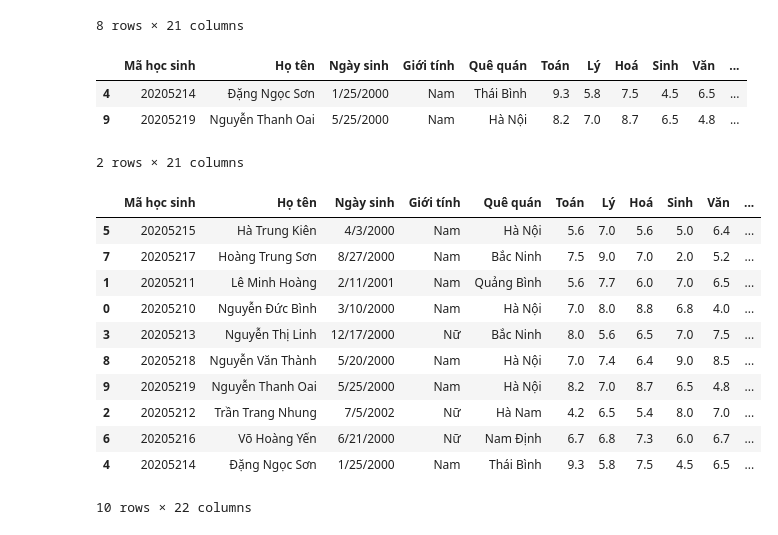
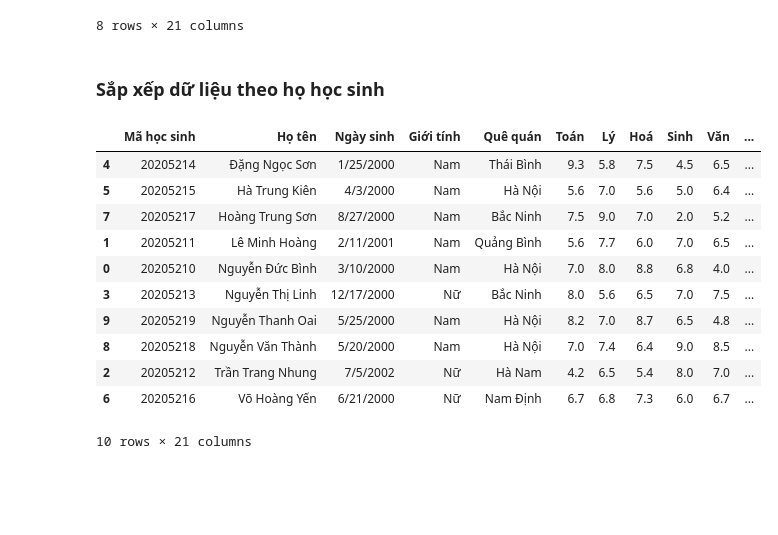
Before and after one commit to BIMSangDQ/BTVN, a Jupyter notebook: 221110_Thao tác dữ liệu.ipynb, the cells around one changed output. Saved outputs shown, nothing was run; the diff lists cells and outputs as text; code cells hidden in the pictures; blank space fills up the shorter version.

```diff
--- a/221110_Thao tác dữ liệu.ipynb
+++ b/221110_Thao tác dữ liệu.ipynb
@@ -398,9 +406,9 @@ students
 LopChon = (students['Toán']+students['Lý']+students['Hoá']>23) & (students['Toán'] >=8)
 Lopthuong = (students['Toán']+students['Lý']+students['Hoá'])>18.5
 cons = [LopChon,Lopthuong]
-lop = ["Lớp chọn","Lớp thường"]
+lop = ["Tài năng","Lớp thường"]
 students["Lớp"] = np.select(cons,lop,default="")
-students
+students.head(3)
 # %% [output]
 |  | Mã học sinh | Họ tên | Ngày sinh | Giới tính | Quê quán | Toán | Lý | Hoá | Sinh | Văn | ... |
 | 0 | 20205210 | Nguyễn Đức Bình | 3/10/2000 | Nam | Hà Nội | 7.0 | 8.0 | 8.8 | 6.8 | 4.0 | ... |
@@ -427,10 +428,5 @@ students[students["Đỗ H"] == "Đỗ"]
 | 8 | 20205218 | Nguyễn Văn Thành | 5/20/2000 | Nam | Hà Nội | 7.0 | 7.4 | 6.4 | 9.0 | 8.5 | ... |
 | 9 | 20205219 | Nguyễn Thanh Oai | 5/25/2000 | Nam | Hà Nội | 8.2 | 7.0 | 8.7 | 6.5 | 4.8 | ... |
 8 rows × 21 columns
-# %%
-students[(students["Đỗ H"].str.contains("Đỗ")) & (students["Toán"]>8)]
-# %% [output]
-|  | Mã học sinh | Họ tên | Ngày sinh | Giới tính | Quê quán | Toán | Lý | Hoá | Sinh | Văn | ... |
-| 4 | 20205214 | Đặng Ngọc Sơn | 1/25/2000 | Nam | Thái Bình | 9.3 | 5.8 | 7.5 | 4.5 | 6.5 | ... |
-| 9 | 20205219 | Nguyễn Thanh Oai | 5/25/2000 | Nam | Hà Nội | 8.2 | 7.0 | 8.7 | 6.5 | 4.8 | ... |
-2 rows × 21 columns
+# %% [markdown]
+### Sắp xếp dữ liệu theo họ học sinh
@@ -437,17 +485,29 @@ students[(students["Đỗ H"].str.contains("Đỗ")) & (students["Toán"]>8)]
 # %%
 students['Họ'] = students['Họ tên'].str.split(' ').str[0]
-df = students.iloc[students['Họ'].str.normalize('NFKD').argsort()]
+students['Tên'] = students['Họ tên'].str.split(' ').str[-1]
+
+_listHo = []
+_listTen = []
+for index in range(students['Họ'].count()):
+    _listHo.append(TiengVietKhongDau(students['Họ'].iloc[index]))
+    _listTen.append(TiengVietKhongDau(students['Tên'].iloc[index]))
+students['Ho'] = pd.Series(_listHo)
+students['Ten'] = pd.Series(_listTen)
+
+df = students.sort_values(by = ['Ho','Ten'], ascending=True)
+df.drop(columns=['Ho','Ten','Họ','Tên'],inplace = True)
+students.drop(columns=['Ho','Ten'],inplace = True)
 df
 # %% [output]
 |  | Mã học sinh | Họ tên | Ngày sinh | Giới tính | Quê quán | Toán | Lý | Hoá | Sinh | Văn | ... |
+| 4 | 20205214 | Đặng Ngọc Sơn | 1/25/2000 | Nam | Thái Bình | 9.3 | 5.8 | 7.5 | 4.5 | 6.5 | ... |
 | 5 | 20205215 | Hà Trung Kiên | 4/3/2000 | Nam | Hà Nội | 5.6 | 7.0 | 5.6 | 5.0 | 6.4 | ... |
 | 7 | 20205217 | Hoàng Trung Sơn | 8/27/2000 | Nam | Bắc Ninh | 7.5 | 9.0 | 7.0 | 2.0 | 5.2 | ... |
 | 1 | 20205211 | Lê Minh Hoàng | 2/11/2001 | Nam | Quảng Bình | 5.6 | 7.7 | 6.0 | 7.0 | 6.5 | ... |
 | 0 | 20205210 | Nguyễn Đức Bình | 3/10/2000 | Nam | Hà Nội | 7.0 | 8.0 | 8.8 | 6.8 | 4.0 | ... |
 | 3 | 20205213 | Nguyễn Thị Linh | 12/17/2000 | Nữ | Bắc Ninh | 8.0 | 5.6 | 6.5 | 7.0 | 7.5 | ... |
+| 9 | 20205219 | Nguyễn Thanh Oai | 5/25/2000 | Nam | Hà Nội | 8.2 | 7.0 | 8.7 | 6.5 | 4.8 | ... |
 | 8 | 20205218 | Nguyễn Văn Thành | 5/20/2000 | Nam | Hà Nội | 7.0 | 7.4 | 6.4 | 9.0 | 8.5 | ... |
-| 9 | 20205219 | Nguyễn Thanh Oai | 5/25/2000 | Nam | Hà Nội | 8.2 | 7.0 | 8.7 | 6.5 | 4.8 | ... |
 | 2 | 20205212 | Trần Trang Nhung | 7/5/2002 | Nữ | Hà Nam | 4.2 | 6.5 | 5.4 | 8.0 | 7.0 | ... |
 | 6 | 20205216 | Võ Hoàng Yến | 6/21/2000 | Nữ | Nam Định | 6.7 | 6.8 | 7.3 | 6.0 | 6.7 | ... |
-| 4 | 20205214 | Đặng Ngọc Sơn | 1/25/2000 | Nam | Thái Bình | 9.3 | 5.8 | 7.5 | 4.5 | 6.5 | ... |
-10 rows × 22 columns
+10 rows × 21 columns
```
Also changed, not shown: parts of 14 cells of this notebook, 3 other files.
